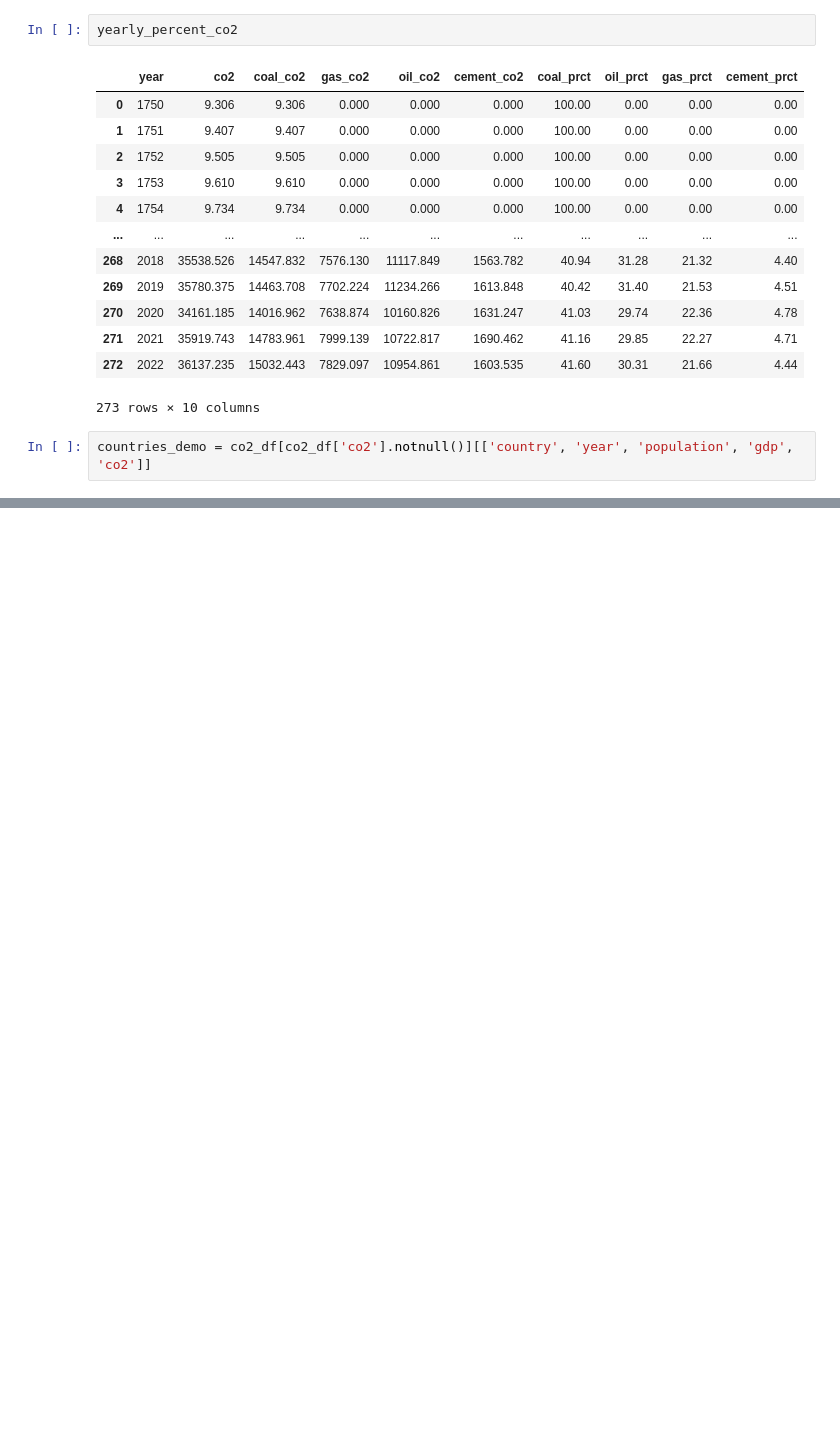
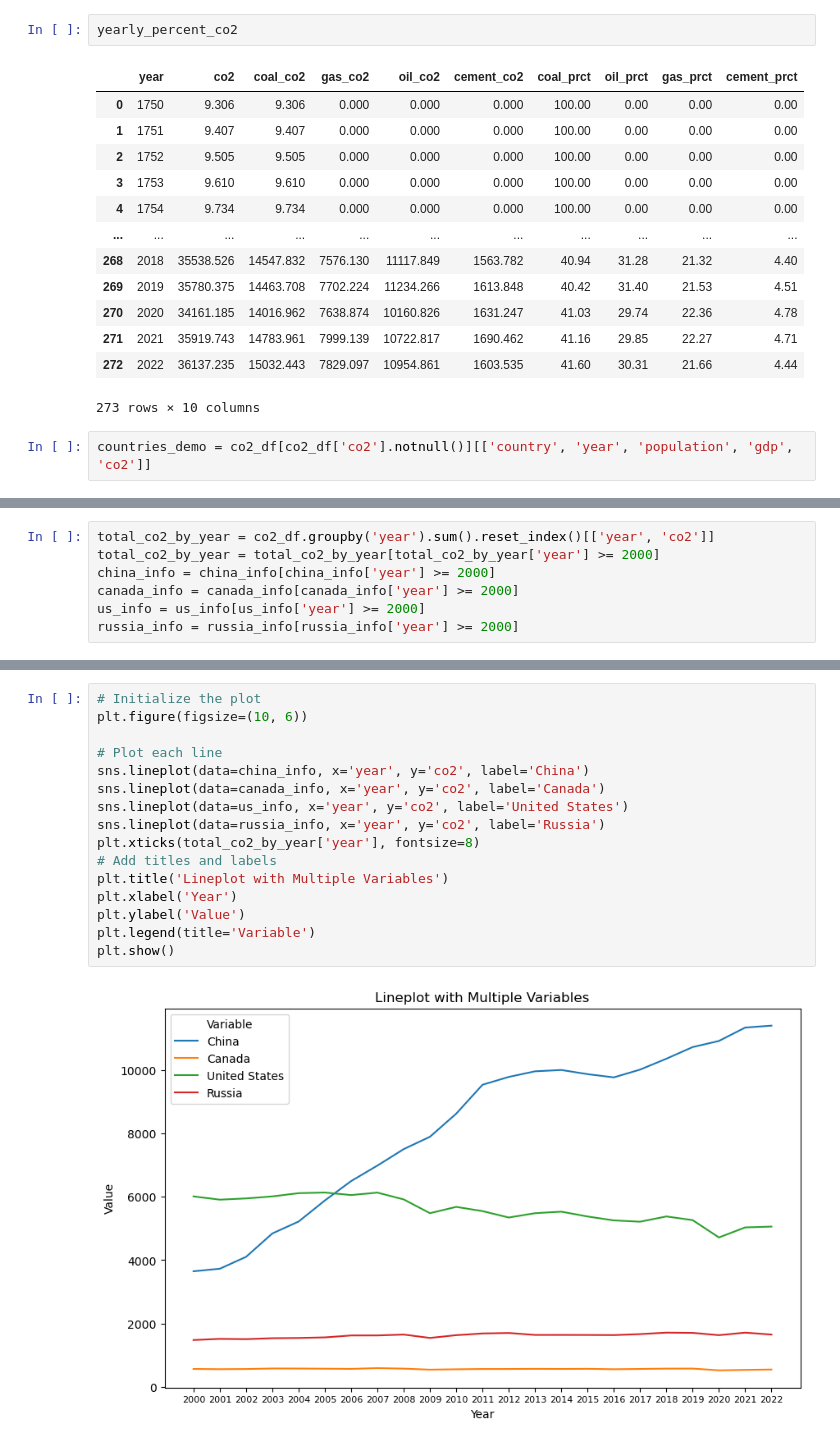
Before and after one commit to Kanustu/world_co2, a Jupyter notebook: world_co2_exp.ipynb, the cells around one changed output, grey strips where cells are left out. Saved outputs shown, nothing was run; the diff lists cells and outputs as text; blank space fills up the shorter version.

```diff
--- a/world_co2_exp.ipynb
+++ b/world_co2_exp.ipynb
@@ -320,0 +381,7 @@ country
+# %%
+total_co2_by_year = co2_df.groupby('year').sum().reset_index()[['year', 'co2']]
+total_co2_by_year = total_co2_by_year[total_co2_by_year['year'] >= 2000]
+china_info = china_info[china_info['year'] >= 2000]
+canada_info = canada_info[canada_info['year'] >= 2000]
+us_info = us_info[us_info['year'] >= 2000]
+russia_info = russia_info[russia_info['year'] >= 2000]
@@ -320,0 +413,18 @@ country
+# %%
+# Initialize the plot
+plt.figure(figsize=(10, 6))
+
+# Plot each line
+sns.lineplot(data=china_info, x='year', y='co2', label='China')
+sns.lineplot(data=canada_info, x='year', y='co2', label='Canada')
+sns.lineplot(data=us_info, x='year', y='co2', label='United States')
+sns.lineplot(data=russia_info, x='year', y='co2', label='Russia')
+plt.xticks(total_co2_by_year['year'], fontsize=8)
+# Add titles and labels
+plt.title('Lineplot with Multiple Variables')
+plt.xlabel('Year')
+plt.ylabel('Value')
+plt.legend(title='Variable')
+plt.show()
+# %% [output]
+[figure, added]
```
Also changed, not shown: parts of 12 cells of this notebook.
